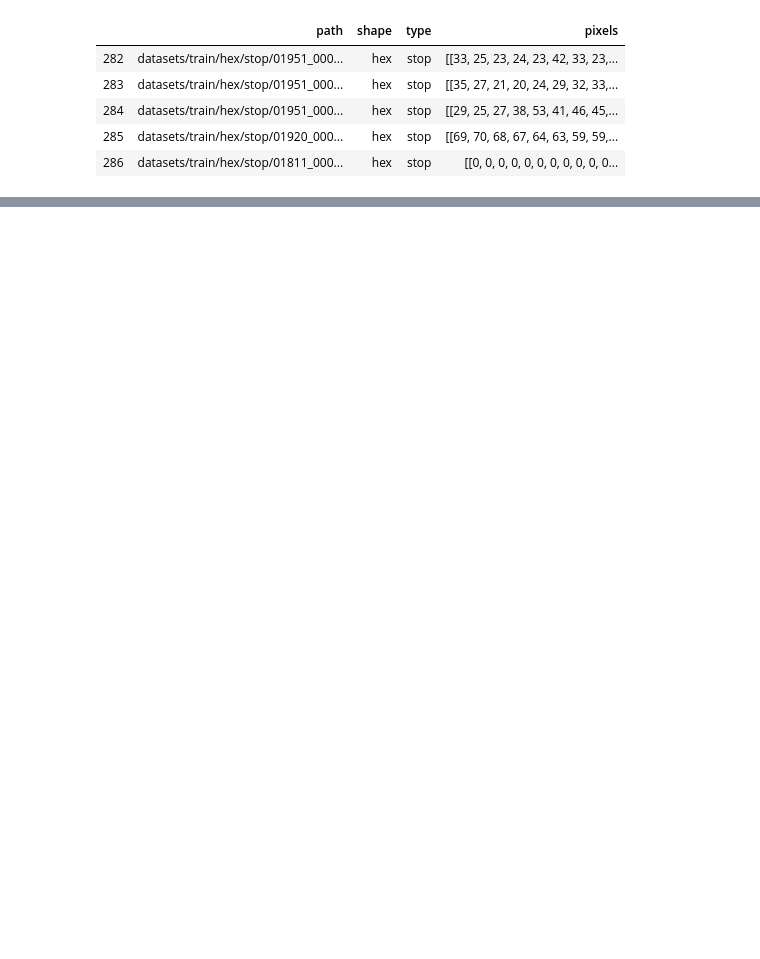
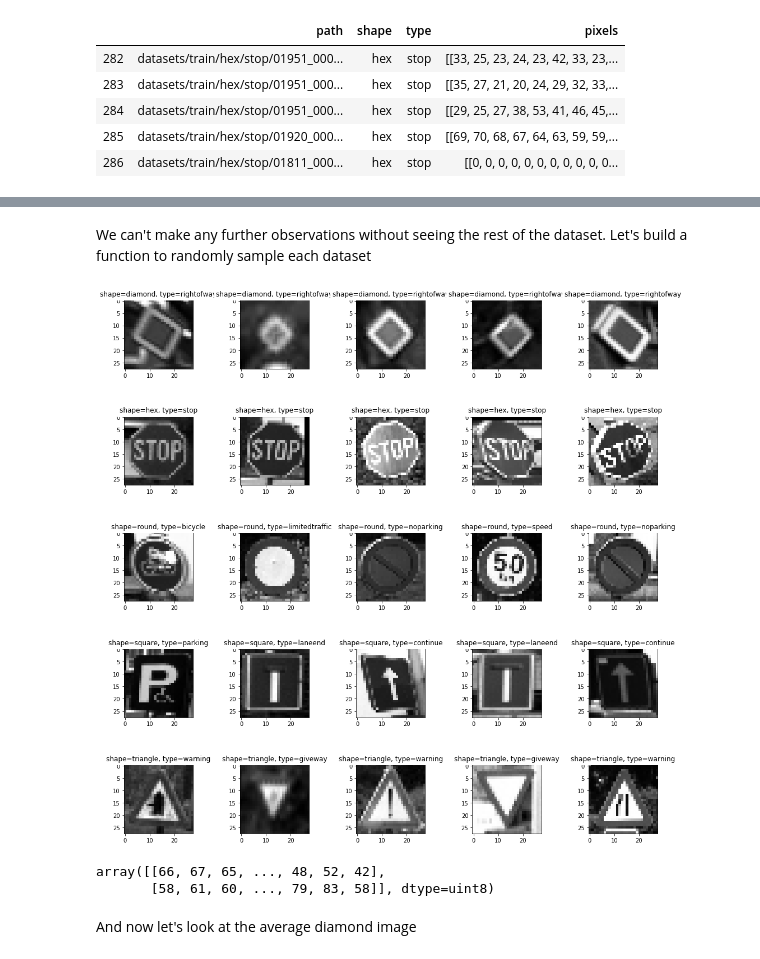
Before and after one commit to ItsThatBlackKid/trafficsignsML, a Jupyter notebook: trafficsigns.ipynb, the cells around one changed output, grey strips where cells are left out. Saved outputs shown, nothing was run; the diff lists cells and outputs as text; code cells hidden in the pictures; blank space fills up the shorter version.

```diff
--- a/trafficsigns.ipynb
+++ b/trafficsigns.ipynb
@@ -182,10 +188,0 @@ Accuracy may not be the best performance metric due to the imbalanced classes. W
-# %%
-diamondDf = trafficSignsDf.loc[trafficSignsDf['shape'] == 'diamond']
-hexDf = trafficSignsDf.loc[trafficSignsDf['shape'] == 'hex']
-roundDf = trafficSignsDf.loc[trafficSignsDf['shape'] == 'round']
-squareDf = trafficSignsDf.loc[trafficSignsDf['shape'] == 'square']
-triangleDf = trafficSignsDf.loc[trafficSignsDf['shape'] == 'hex']
-shapesDfs = []
-for shapes in shapes:
-    shapesDfs.append(trafficSignsDf.loc[trafficSignsDf['shape'] == shapes])
-shapeDfList = [diamondDf, hexDf, roundDf, squareDf, triangleDf]
@@ -201,3 +205,7 @@ hexDf.head()
+# %%
+shapesDfs = []
+for shape in shapes:
+    shapesDfs.append(trafficSignsDf.loc[trafficSignsDf['shape'] == shape])
 # %%
 shapesDfs[1].head()
 # %% [output]
@@ -242,0 +258,28 @@ showImagesFromDfList(2)
+# %% [markdown]
+We can't make any further observations without seeing the rest of the dataset. Let's build a function to randomly sample each dataset
+# %%
+# seed for reproducible results.
+def sampleRandomNImages(n=5, seed=1):
+    fig, axes = plt.subplots(nrows=len(shapesDfs), ncols=n, figsize=(14, 14))
+    fig.tight_layout(h_pad=5, w_pad=5)
+    row_iter = 0
+    for df in shapesDfs:
+        col_iter = 0
+        for index, row in df.sample(n, random_state=seed).iterrows():
+            axes[row_iter, col_iter].set_title(f'shape={row["shape"]}, type={row["type"]}', backgroundcolor="white")
+            axes[row_iter, col_iter].imshow(row['pixels'], cmap="gray")
+            col_iter += 1
+        row_iter += 1
+# %%
+sampleRandomNImages()
+# %% [output]
+[figure, added]
+# %%
+im_mat = [shapesDfs[0]['pixels'].iloc[0].ravel()]
+
+np.concatenate((im_mat, [shapesDfs[0]['pixels'].iloc[1].ravel()]))
+# %% [output]
+array([[66, 67, 65, ..., 48, 52, 42],
+       [58, 61, 60, ..., 79, 83, 58]], dtype=uint8)
+# %% [markdown]
+And now let's look at the average diamond image
```
Also changed, not shown: parts of 27 cells of this notebook.
